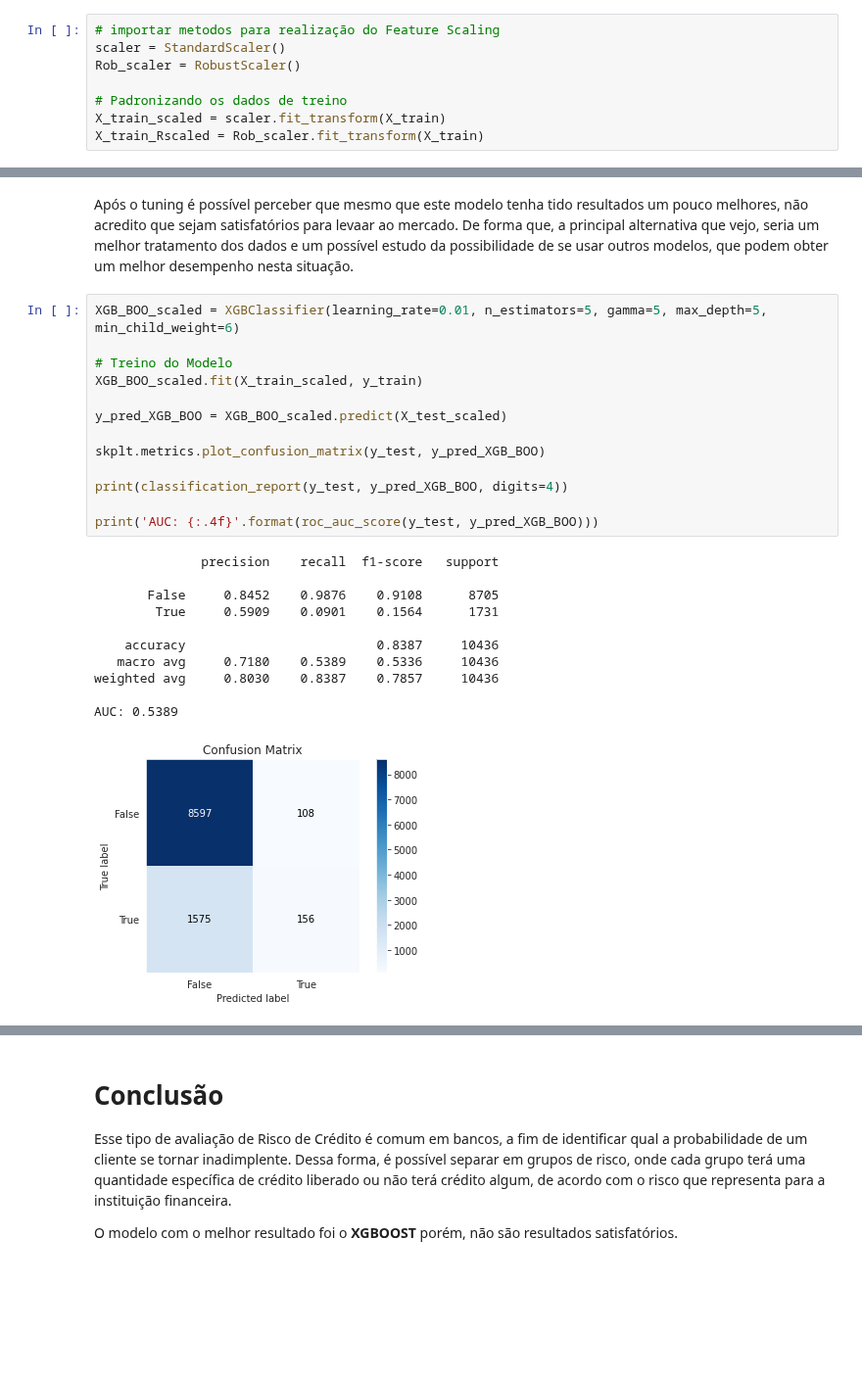
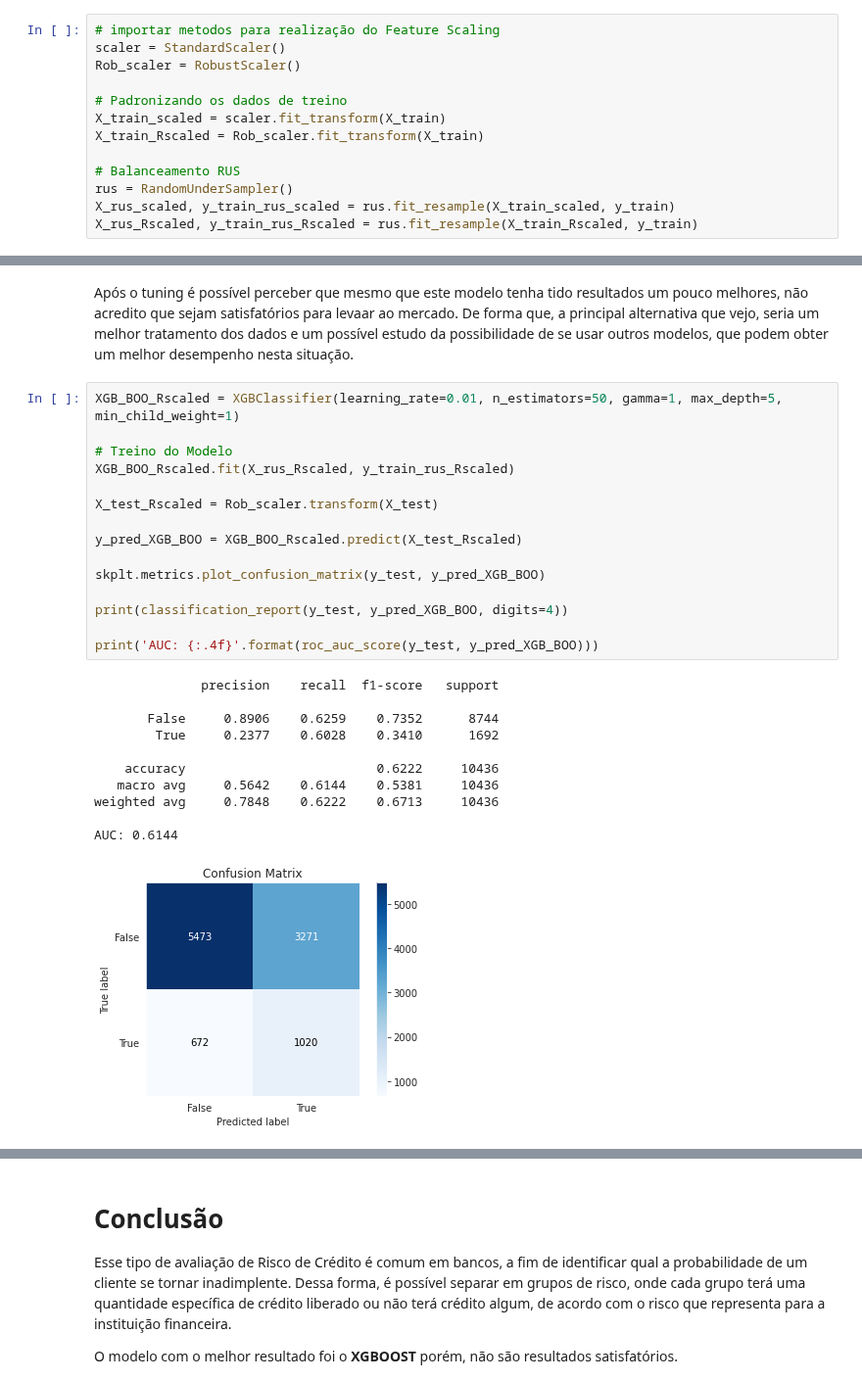
Before and after one commit to JoaoGustavo29/Portfolio_DataScience, a Jupyter notebook: Avaliação_de_Risco_de_Crédito.ipynb, the cells around one changed output, grey strips where cells are left out. Shown at 98% size. Cells and saved outputs as stored; diff of their text form; blank space fills up the shorter version.

```diff
--- a/Avaliação_de_Risco_de_Crédito.ipynb
+++ b/Avaliação_de_Risco_de_Crédito.ipynb
@@ -389,3 +405,8 @@ Rob_scaler = RobustScaler()
 # Padronizando os dados de treino
 X_train_scaled = scaler.fit_transform(X_train)
 X_train_Rscaled = Rob_scaler.fit_transform(X_train)
+
+# Balanceamento RUS
+rus = RandomUnderSampler()
+X_rus_scaled, y_train_rus_scaled = rus.fit_resample(X_train_scaled, y_train)
+X_rus_Rscaled, y_train_rus_Rscaled = rus.fit_resample(X_train_Rscaled, y_train)
@@ -518,27 +594,29 @@ Melhor: 0.07464503042596349 para {'gamma': 5, 'max_depth': 5, 'min_child_weight'
 # %% [markdown]
 Após o tuning é possível perceber que mesmo que este modelo tenha tido resultados um pouco melhores, não acredito que sejam satisfatórios para levaar ao mercado. De forma que, a principal alternativa que vejo, seria um melhor tratamento dos dados e um possível estudo da possibilidade de se usar outros modelos, que podem obter um melhor desempenho nesta situação.
 # %%
-XGB_BOO_scaled = XGBClassifier(learning_rate=0.01, n_estimators=5, gamma=5, max_depth=5, min_child_weight=6)
+XGB_BOO_Rscaled = XGBClassifier(learning_rate=0.01, n_estimators=50, gamma=1, max_depth=5, min_child_weight=1)
 
 # Treino do Modelo
-XGB_BOO_scaled.fit(X_train_scaled, y_train)
+XGB_BOO_Rscaled.fit(X_rus_Rscaled, y_train_rus_Rscaled)
 
-y_pred_XGB_BOO = XGB_BOO_scaled.predict(X_test_scaled)
+X_test_Rscaled = Rob_scaler.transform(X_test)
+
+y_pred_XGB_BOO = XGB_BOO_Rscaled.predict(X_test_Rscaled)
 
 skplt.metrics.plot_confusion_matrix(y_test, y_pred_XGB_BOO)
 
 print(classification_report(y_test, y_pred_XGB_BOO, digits=4))
 
 print('AUC: {:.4f}'.format(roc_auc_score(y_test, y_pred_XGB_BOO)))
 # %% [output]
               precision    recall  f1-score   support
 
-       False     0.8452    0.9876    0.9108      8705
-        True     0.5909    0.0901    0.1564      1731
+       False     0.8906    0.6259    0.7352      8744
+        True     0.2377    0.6028    0.3410      1692
 
-    accuracy                         0.8387     10436
-   macro avg     0.7180    0.5389    0.5336     10436
-weighted avg     0.8030    0.8387    0.7857     10436
+    accuracy                         0.6222     10436
+   macro avg     0.5642    0.6144    0.5381     10436
+weighted avg     0.7848    0.6222    0.6713     10436
 
-AUC: 0.5389
+AUC: 0.6144
-[figure, old version]
+[figure, new version]
```
Also changed, not shown: parts of 16 cells of this notebook.
